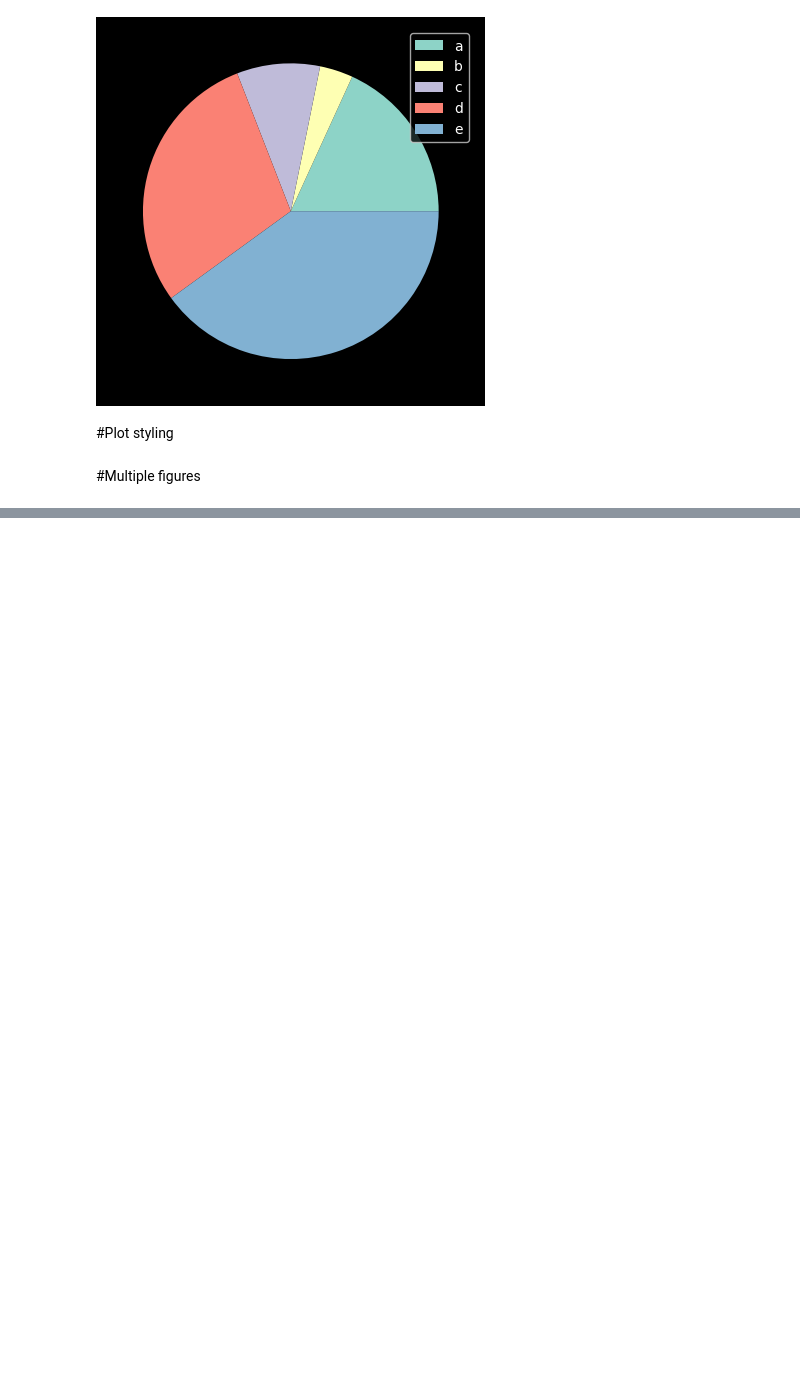
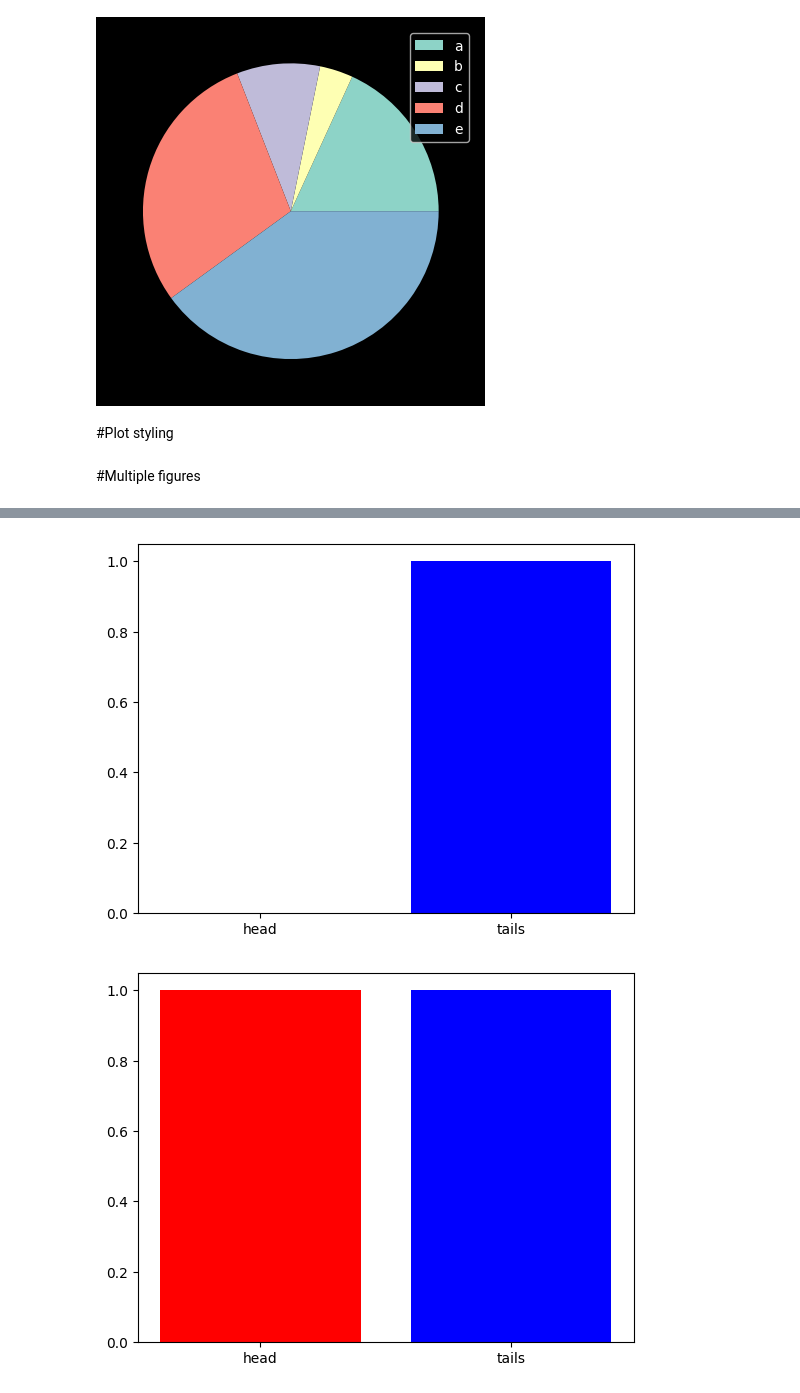
Before and after one commit to haneeth25/Libraries_prac, a Jupyter notebook: matplotlib.ipynb, the cells around one changed output, grey strips where cells are left out. Cells and saved outputs as stored; diff of their text form; code cells hidden in the pictures; blank space fills up the shorter version.

```diff
--- a/matplotlib.ipynb
+++ b/matplotlib.ipynb
@@ -289,0 +305,11 @@ plt.show()
+# %%
+head_tails = [0,0]
+for _ in range(10):
+  temp = random.randint(0,1)
+  head_tails[temp] += 1
+  plt.bar(['head','tails'],head_tails,color=['r','b'])
+  plt.pause(0.0001)
+plt.show()
+# %% [output]
+[figure, added]
+[figure, added]
```
Also changed, not shown: parts of 8 cells of this notebook.
